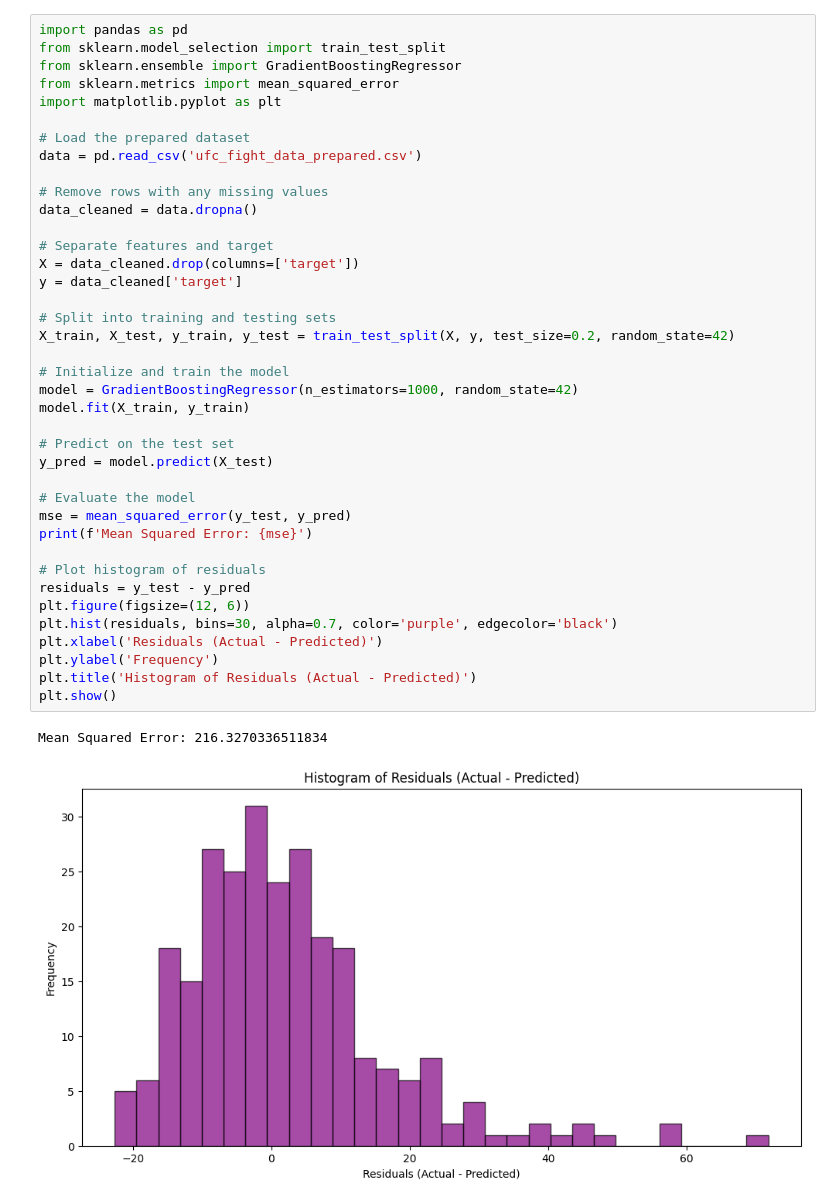
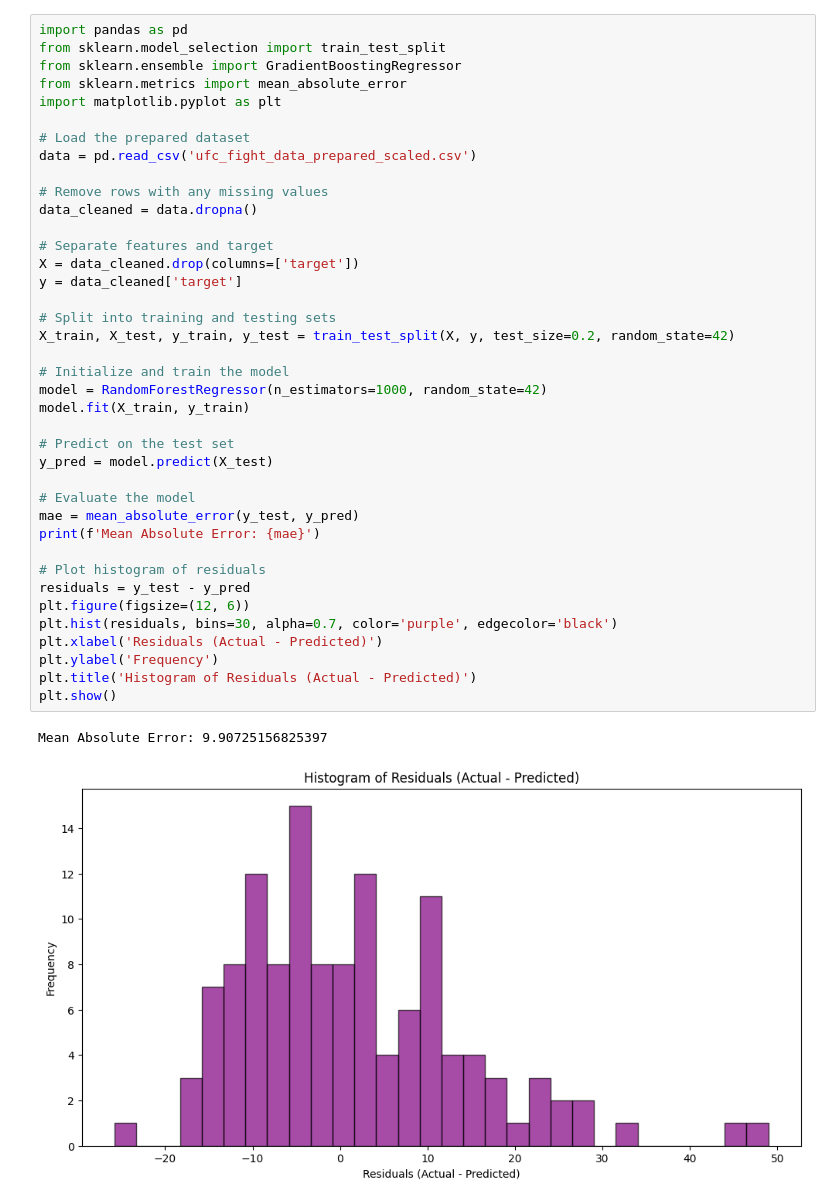
Before and after one commit to Jefferson258/SigStrikes, a Jupyter notebook: oneCellPredict.ipynb, the cells around one changed output. Cells and saved outputs as stored; diff of their text form.

```diff
--- a/oneCellPredict.ipynb
+++ b/oneCellPredict.ipynb
@@ -181,41 +181,41 @@ Predicted Significant Strikes: 56.858368013784116
 import pandas as pd
 from sklearn.model_selection import train_test_split
 from sklearn.ensemble import GradientBoostingRegressor
-from sklearn.metrics import mean_squared_error
+from sklearn.metrics import mean_absolute_error
 import matplotlib.pyplot as plt
 
 # Load the prepared dataset
-data = pd.read_csv('ufc_fight_data_prepared.csv')
+data = pd.read_csv('ufc_fight_data_prepared_scaled.csv')
 
 # Remove rows with any missing values
 data_cleaned = data.dropna()
 
 # Separate features and target
 X = data_cleaned.drop(columns=['target'])
 y = data_cleaned['target']
 
 # Split into training and testing sets
 X_train, X_test, y_train, y_test = train_test_split(X, y, test_size=0.2, random_state=42)
 
 # Initialize and train the model
-model = GradientBoostingRegressor(n_estimators=1000, random_state=42)
+model = RandomForestRegressor(n_estimators=1000, random_state=42)
 model.fit(X_train, y_train)
 
 # Predict on the test set
 y_pred = model.predict(X_test)
 
 # Evaluate the model
-mse = mean_squared_error(y_test, y_pred)
-print(f'Mean Squared Error: {mse}')
+mae = mean_absolute_error(y_test, y_pred)
+print(f'Mean Absolute Error: {mae}')
 
 # Plot histogram of residuals
 residuals = y_test - y_pred
 plt.figure(figsize=(12, 6))
 plt.hist(residuals, bins=30, alpha=0.7, color='purple', edgecolor='black')
 plt.xlabel('Residuals (Actual - Predicted)')
 plt.ylabel('Frequency')
 plt.title('Histogram of Residuals (Actual - Predicted)')
 plt.show()
 # %% [output]
-Mean Squared Error: 216.3270336511834
+Mean Absolute Error: 9.90725156825397
-[figure, old version]
+[figure, new version]
```
Also changed, not shown: parts of 3 cells of this notebook, 1 other file.
